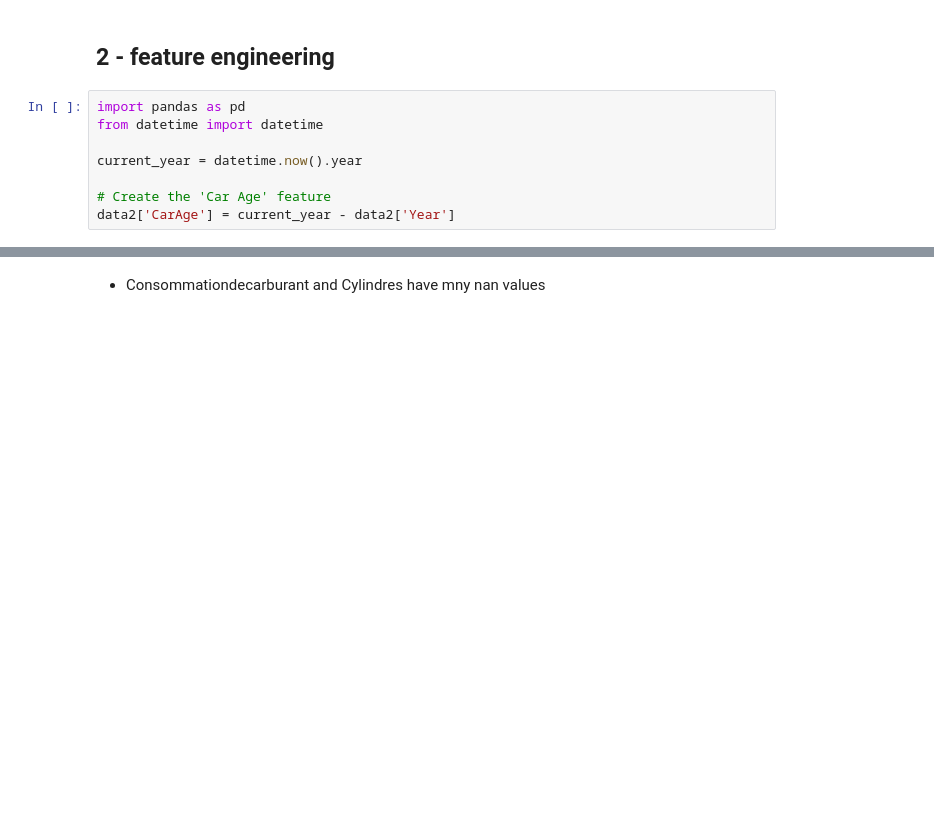
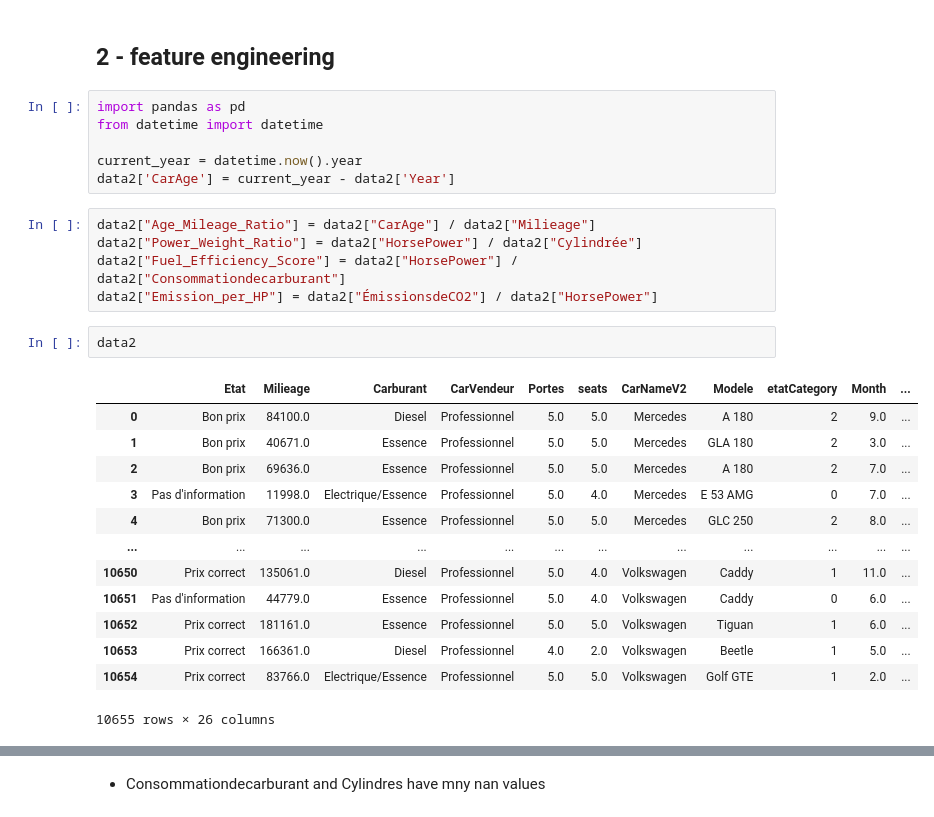
Before and after one commit to ImaneBenzegunine/CarBrain, a Jupyter notebook: CARBRAIN/notebook/ModemBuilding.ipynb, the cells around one changed output, grey strips where cells are left out. Drawn from its saved outputs; the diff is of its cells as text; blank space fills up the shorter version.

```diff
--- a/CARBRAIN/notebook/ModemBuilding.ipynb
+++ b/CARBRAIN/notebook/ModemBuilding.ipynb
@@ -50,9 +50,28 @@ import pandas as pd
 from datetime import datetime
 
 current_year = datetime.now().year
-
-# Create the 'Car Age' feature
 data2['CarAge'] = current_year - data2['Year']
+# %%
+data2["Age_Mileage_Ratio"] = data2["CarAge"] / data2["Milieage"]
+data2["Power_Weight_Ratio"] = data2["HorsePower"] / data2["Cylindrée"]
+data2["Fuel_Efficiency_Score"] = data2["HorsePower"] / data2["Consommationdecarburant"]
+data2["Emission_per_HP"] = data2["ÉmissionsdeCO2"] / data2["HorsePower"]
+# %%
+data2
+# %% [output]
+|  | Etat | Milieage | Carburant | CarVendeur | Portes | seats | CarNameV2 | Modele | etatCategory | Month | ... |
+| 0 | Bon prix | 84100.0 | Diesel | Professionnel | 5.0 | 5.0 | Mercedes | A 180 | 2 | 9.0 | ... |
+| 1 | Bon prix | 40671.0 | Essence | Professionnel | 5.0 | 5.0 | Mercedes | GLA 180 | 2 | 3.0 | ... |
+| 2 | Bon prix | 69636.0 | Essence | Professionnel | 5.0 | 5.0 | Mercedes | A 180 | 2 | 7.0 | ... |
+| 3 | Pas d'information | 11998.0 | Electrique/Essence | Professionnel | 5.0 | 4.0 | Mercedes | E 53 AMG | 0 | 7.0 | ... |
+| 4 | Bon prix | 71300.0 | Essence | Professionnel | 5.0 | 5.0 | Mercedes | GLC 250 | 2 | 8.0 | ... |
+| ... | ... | ... | ... | ... | ... | ... | ... | ... | ... | ... | ... |
+| 10650 | Prix correct | 135061.0 | Diesel | Professionnel | 5.0 | 4.0 | Volkswagen | Caddy | 1 | 11.0 | ... |
+| 10651 | Pas d'information | 44779.0 | Essence | Professionnel | 5.0 | 4.0 | Volkswagen | Caddy | 0 | 6.0 | ... |
+| 10652 | Prix correct | 181161.0 | Essence | Professionnel | 5.0 | 5.0 | Volkswagen | Tiguan | 1 | 6.0 | ... |
+| 10653 | Prix correct | 166361.0 | Diesel | Professionnel | 4.0 | 2.0 | Volkswagen | Beetle | 1 | 5.0 | ... |
+| 10654 | Prix correct | 83766.0 | Electrique/Essence | Professionnel | 5.0 | 5.0 | Volkswagen | Golf GTE | 1 | 2.0 | ... |
+10655 rows × 26 columns
 # %%
 data2.describe(include = "all")
 # %% [output]
```
Also changed, not shown: parts of 21 cells of this notebook.
